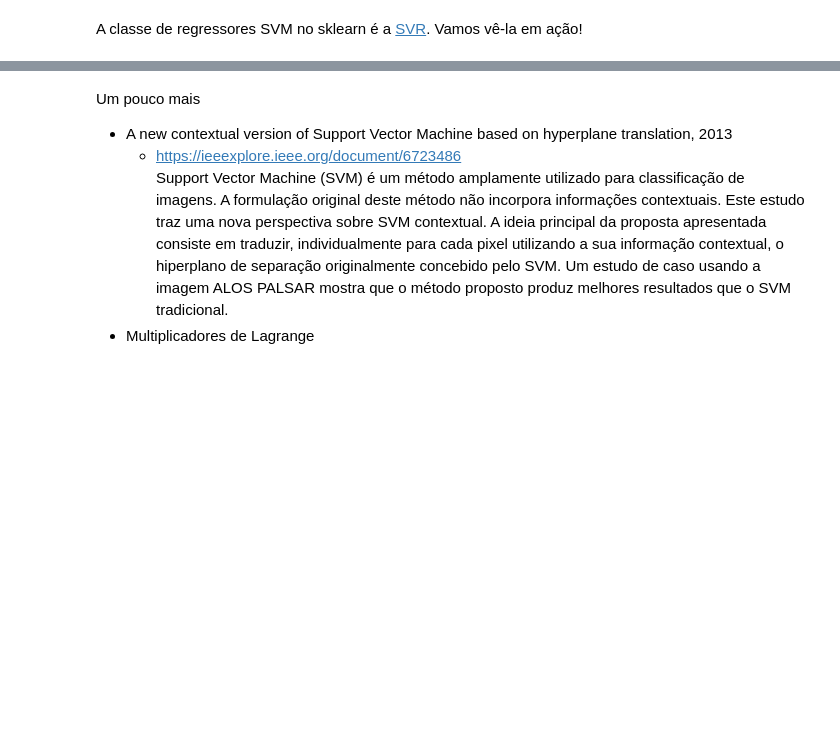
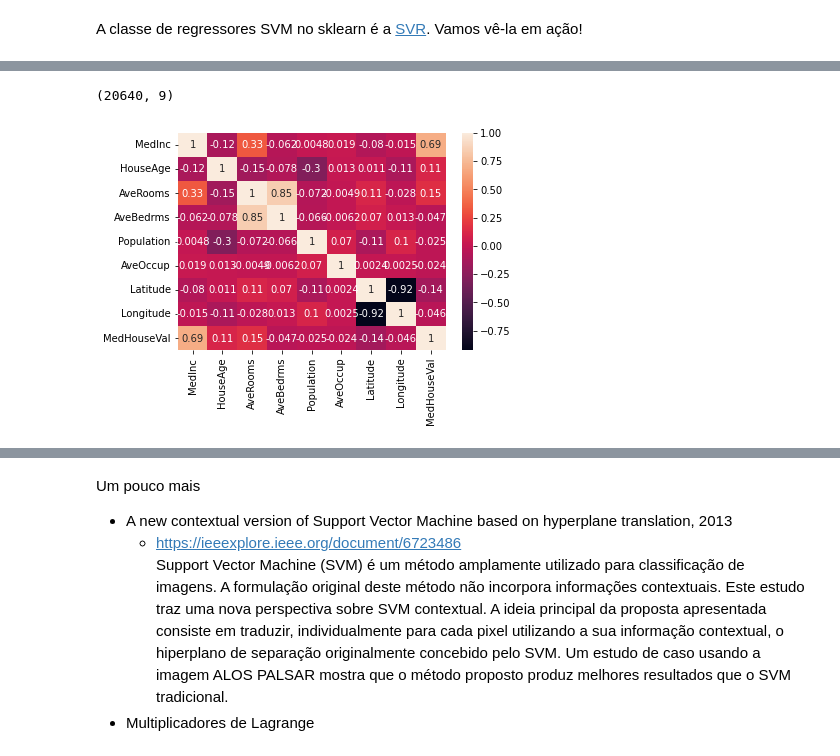
Before and after one commit to GabrielAsato/Curso_DS_Degree, a Jupyter notebook: Módulo 10 - Machine Learning II/aula01-Anotação do professor.ipynb, the cells around one changed output, grey strips where cells are left out. Cells and saved outputs as stored; diff of their text form; code cells hidden in the pictures; blank space fills up the shorter version.

```diff
--- a/Módulo 10 - Machine Learning II/aula01.ipynb
+++ b/Módulo 10 - Machine Learning II/aula01-Anotação do professor.ipynb
@@ -642,0 +648,2 @@ A classe de regressores SVM no sklearn é a [SVR](https://scikit-learn.org/stabl
+# %%
+dados = fetch_california_housing(as_frame=True)
@@ -642,0 +670,3 @@ A classe de regressores SVM no sklearn é a [SVR](https://scikit-learn.org/stabl
+# %%
+df = dados['frame']
+df.head()
@@ -642,0 +680,8 @@ A classe de regressores SVM no sklearn é a [SVR](https://scikit-learn.org/stabl
+# %%
+df.shape
+# %% [output]
+(20640, 9)
+# %%
+_ = sns.heatmap(df.corr(), annot=True)
+# %% [output]
+[figure, added]
```
Also changed, not shown: parts of 111 cells of this notebook, 1 other file.
